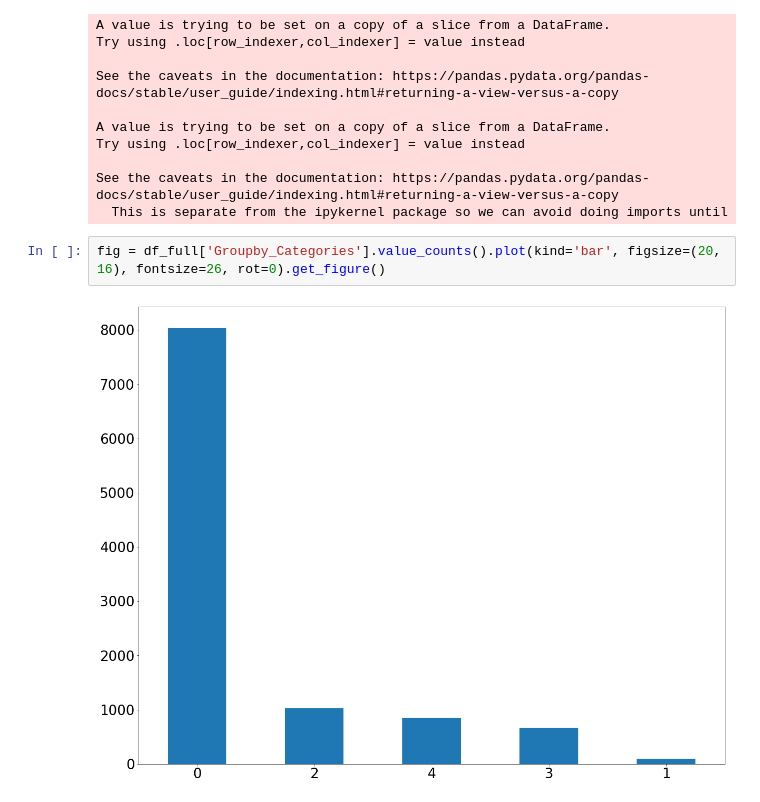
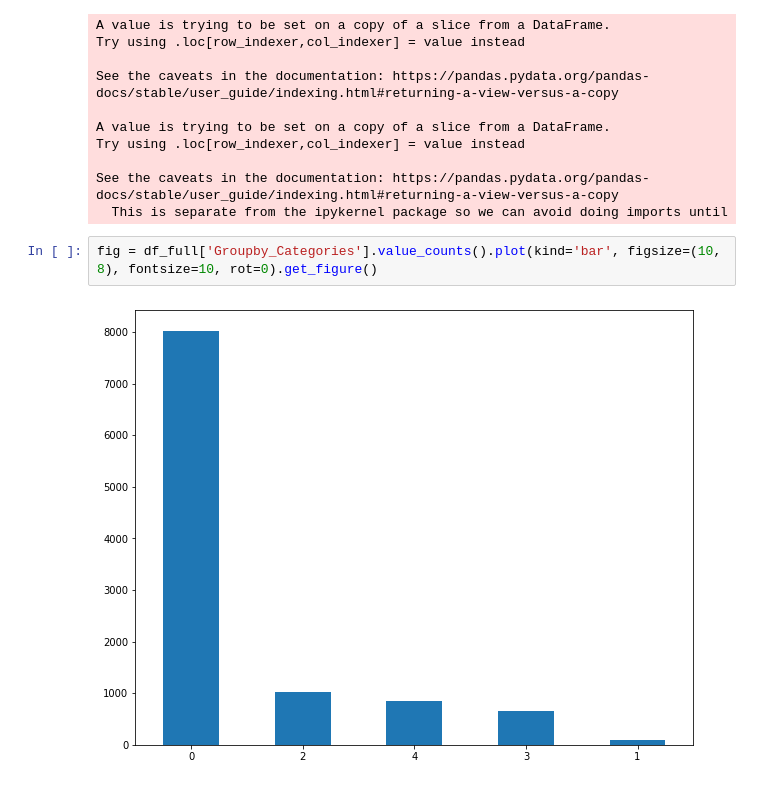
Before and after one commit to taindp98/Endoscopy-Image-Classification, a Jupyter notebook: code/EDA.ipynb, the cells around one changed output. Drawn from its saved outputs; the diff is of its cells as text.

```diff
--- a/code/EDA.ipynb
+++ b/code/EDA.ipynb
@@ -105,6 +105,6 @@ Try using .loc[row_indexer,col_indexer] = value instead
 See the caveats in the documentation: https://pandas.pydata.org/pandas-docs/stable/user_guide/indexing.html#returning-a-view-versus-a-copy
   This is separate from the ipykernel package so we can avoid doing imports until
 # %%
-fig = df_full['Groupby_Categories'].value_counts().plot(kind='bar', figsize=(20, 16), fontsize=26, rot=0).get_figure()
+fig = df_full['Groupby_Categories'].value_counts().plot(kind='bar', figsize=(10, 8), fontsize=10, rot=0).get_figure()
 # %% [output]
-[figure, old version]
+[figure, new version]
```
Also changed, not shown: parts of 7 cells of this notebook, 9 other files.
